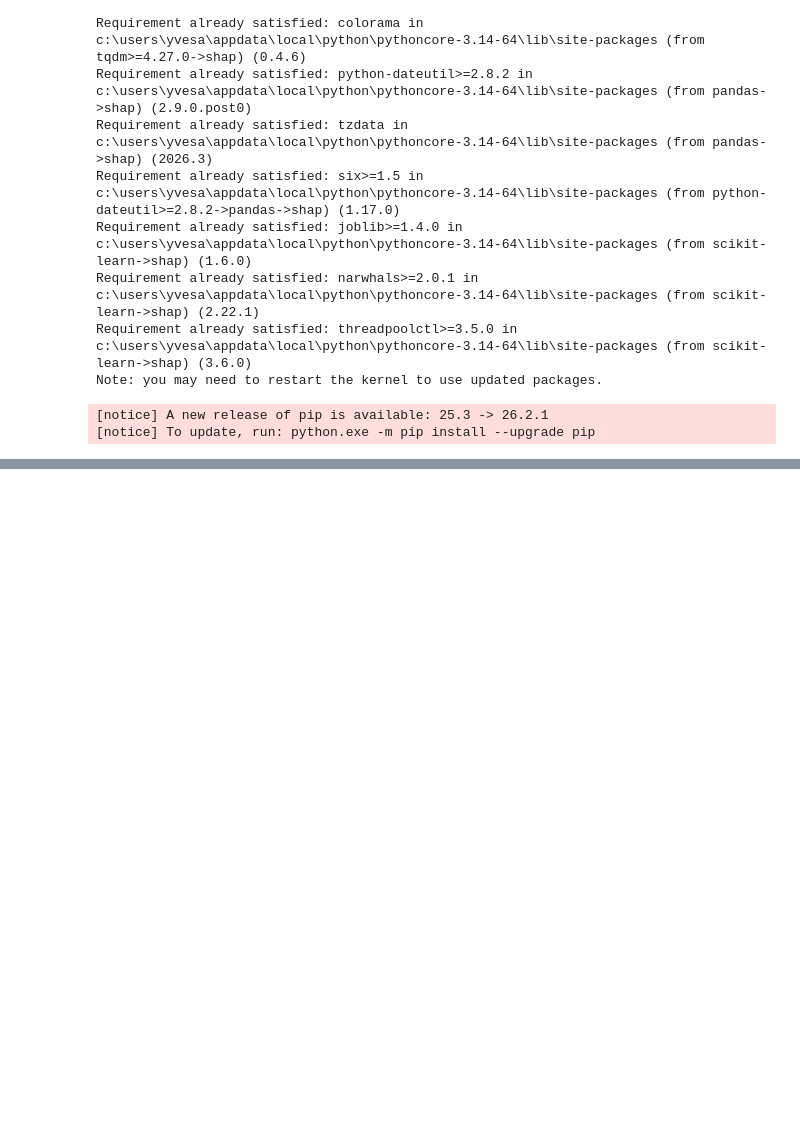
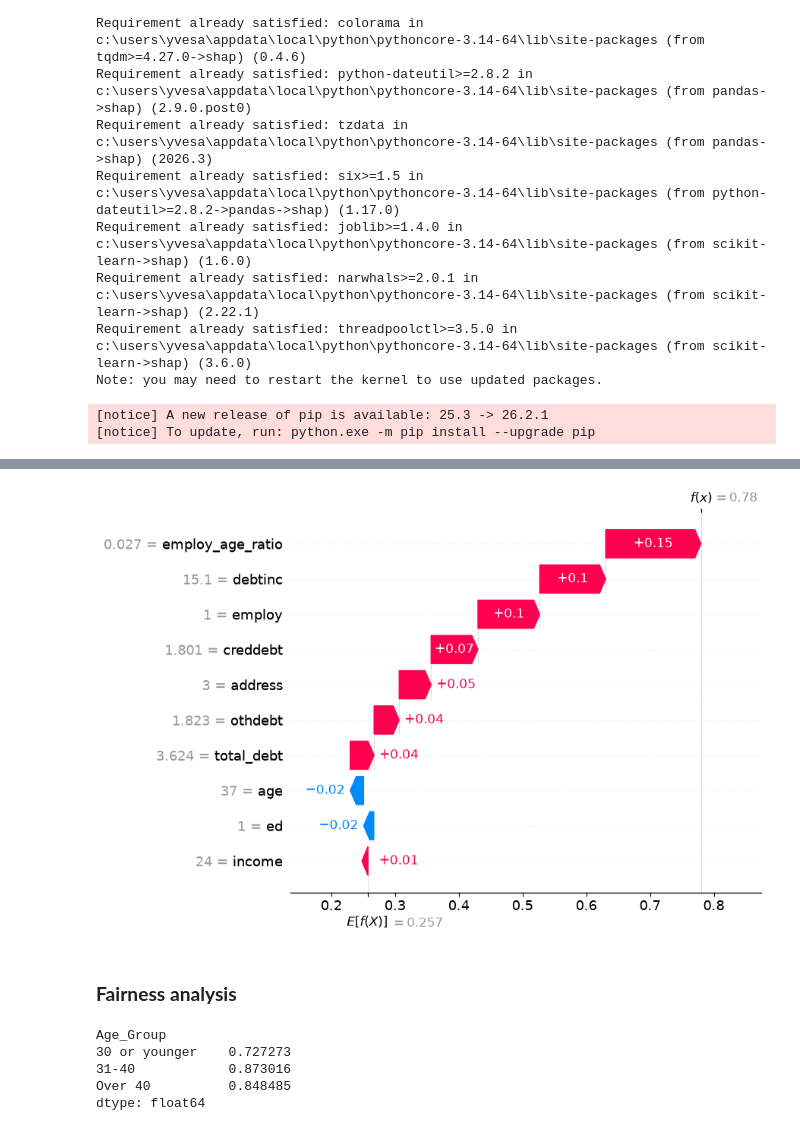
Before and after one commit to Yvesangwa/AI_labs, a Jupyter notebook: Lesson_15_AI_Applications/Loan_Default_Prediction.ipynb, the cells around one changed output, grey strips where cells are left out. Cells and saved outputs as stored; diff of their text form; code cells hidden in the pictures; blank space fills up the shorter version.

Commit message:
Fairness analysis

```diff
--- a/Lesson_15_AI_Applications/Loan_Default_Prediction.ipynb
+++ b/Lesson_15_AI_Applications/Loan_Default_Prediction.ipynb
@@ -302,0 +329,6 @@ Note: you may need to restart the kernel to use updated packages.
+# %%
+shap.plots.waterfall(shap_values[0, :, 1])
+# %% [output]
+[figure, added]
+# %% [markdown]
+### **Fairness analysis**
@@ -302,0 +343,18 @@ Note: you may need to restart the kernel to use updated packages.
+# %%
+# Compare model accuracy across age groups
+
+from sklearn.metrics import accuracy_score
+
+fairness_results = pd.DataFrame({
+    'Actual': y_test,
+    'Predicted': y_pred,
+    'Age_Group': age_group})
+
+fairness_results.groupby('Age_Group', observed=False).apply(
+    lambda x: accuracy_score(x['Actual'], x['Predicted']))
+# %% [output]
+Age_Group
+30 or younger    0.727273
+31-40            0.873016
+Over 40          0.848485
+dtype: float64
```
Also changed, not shown: parts of 8 cells of this notebook.
